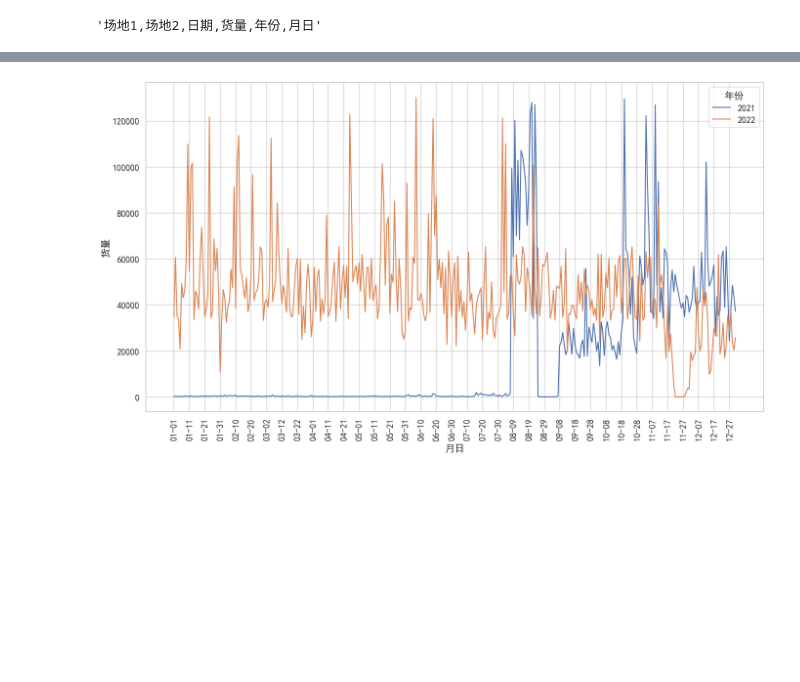
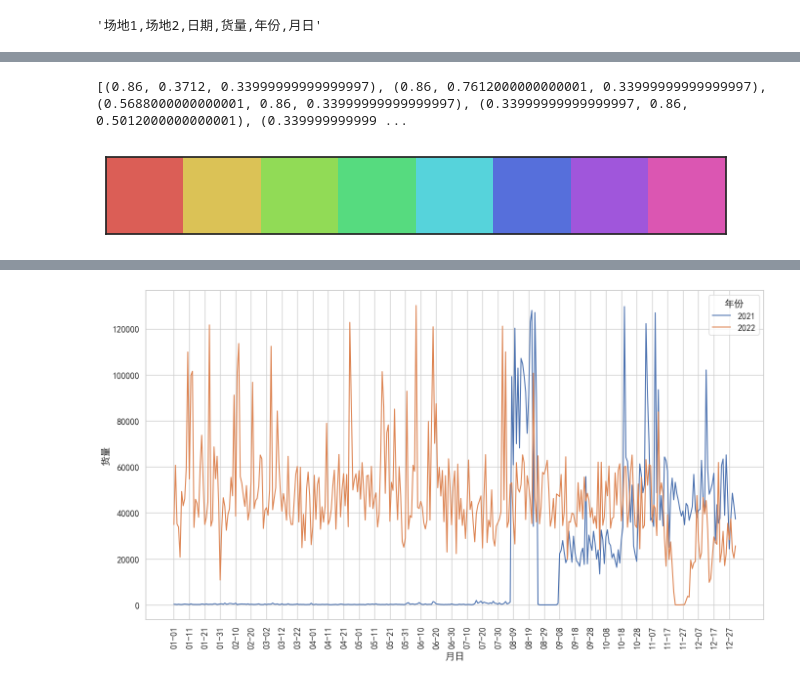
Before and after one commit to james-curtis/2023MathorCup-C, a Jupyter notebook: preprocess/数据分析.ipynb, the cells around one changed output, grey strips where cells are left out. Saved outputs shown, nothing was run; the diff lists cells and outputs as text; code cells hidden in the pictures; blank space fills up the shorter version.

```diff
--- a/preprocess/数据分析.ipynb
+++ b/preprocess/数据分析.ipynb
@@ -89,3 +98,10 @@ ddf
+# %%
+print(sns.color_palette('hls', 8))
+pc = sns.color_palette('hls', 8)
+sns.palplot(pc)
+# %% [output]
+[(0.86, 0.3712, 0.33999999999999997), (0.86, 0.7612000000000001, 0.33999999999999997), (0.5688000000000001, 0.86, 0.33999999999999997), (0.33999999999999997, 0.86, 0.5012000000000001), (0.339999999999 ...
+[figure, added]
 # %%
 # 以年份为类目，按月份，全路线货量-置信区间折线图
 # for style in ['darkgrid', 'whitegrid', 'white', 'dark']:
```
Also changed, not shown: parts of 6 cells of this notebook, 5 other files.
